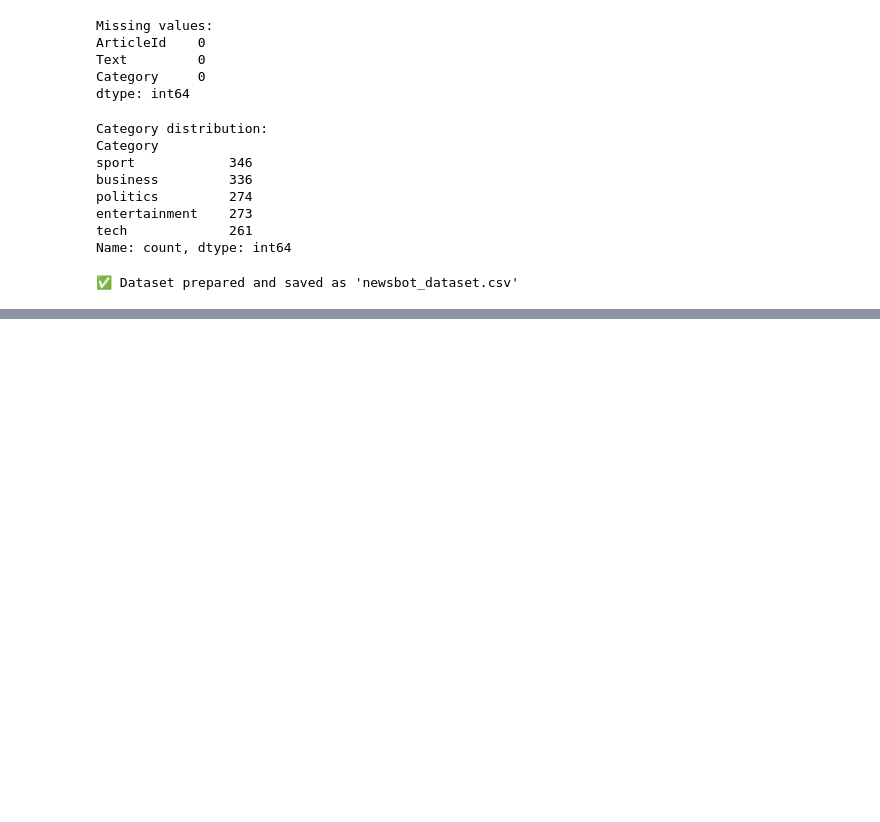
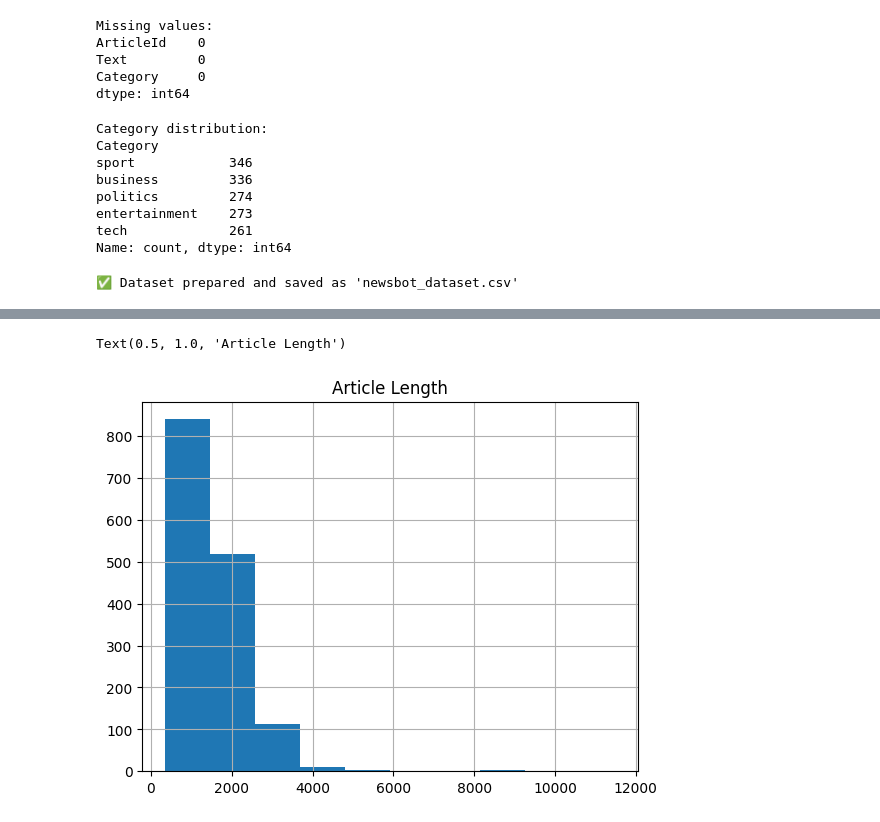
Before and after one commit to PythonNovice222/jupyter-exploration, a Jupyter notebook: NewsBot_Intelligence_System.ipynb, the cells around one changed output, grey strips where cells are left out. Cells and saved outputs as stored; diff of their text form; code cells hidden in the pictures; blank space fills up the shorter version.

```diff
--- a/NewsBot_Intelligence_System.ipynb
+++ b/NewsBot_Intelligence_System.ipynb
@@ -296,0 +356,9 @@ print("\n✅ Dataset prepared and saved as 'newsbot_dataset.csv'")
+# %%
+df["length"] = df.clean_text.apply(len)
+
+df["length"].hist()
+
+plt.title("Article Length")
+# %% [output]
+Text(0.5, 1.0, 'Article Length')
+[figure, added]
```
Also changed, not shown: parts of 24 cells of this notebook.
